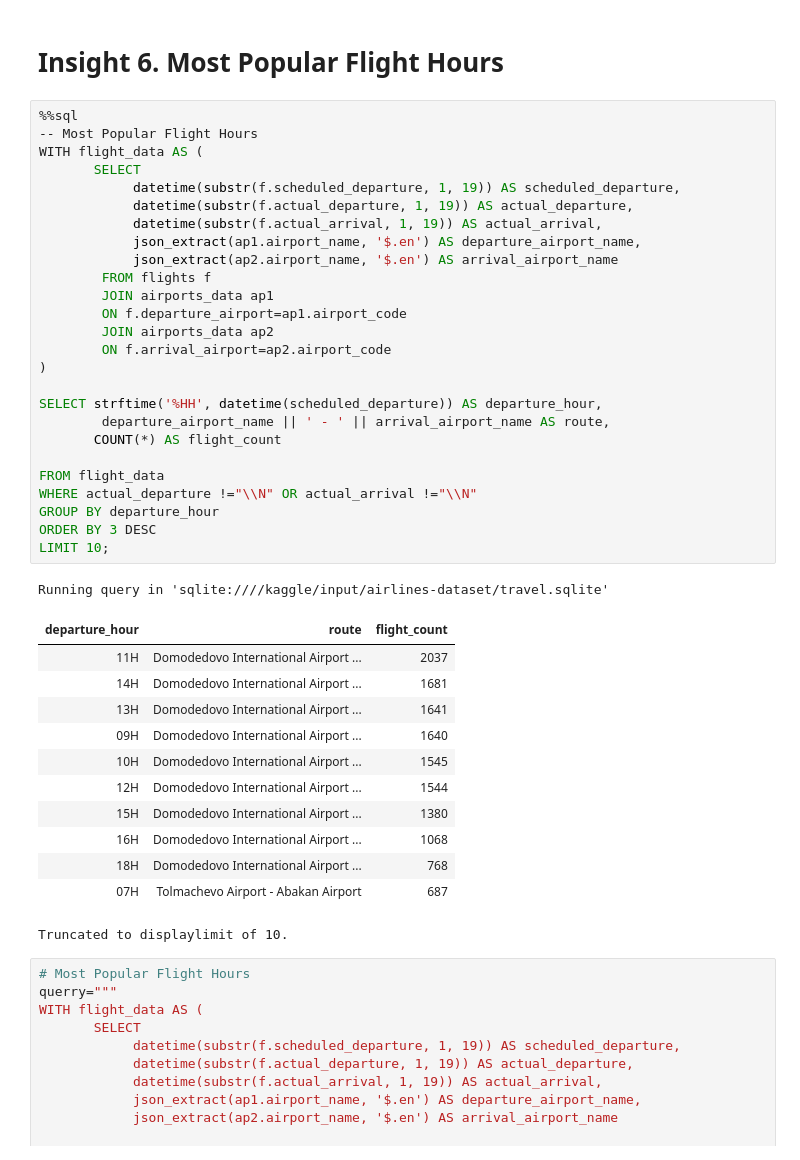
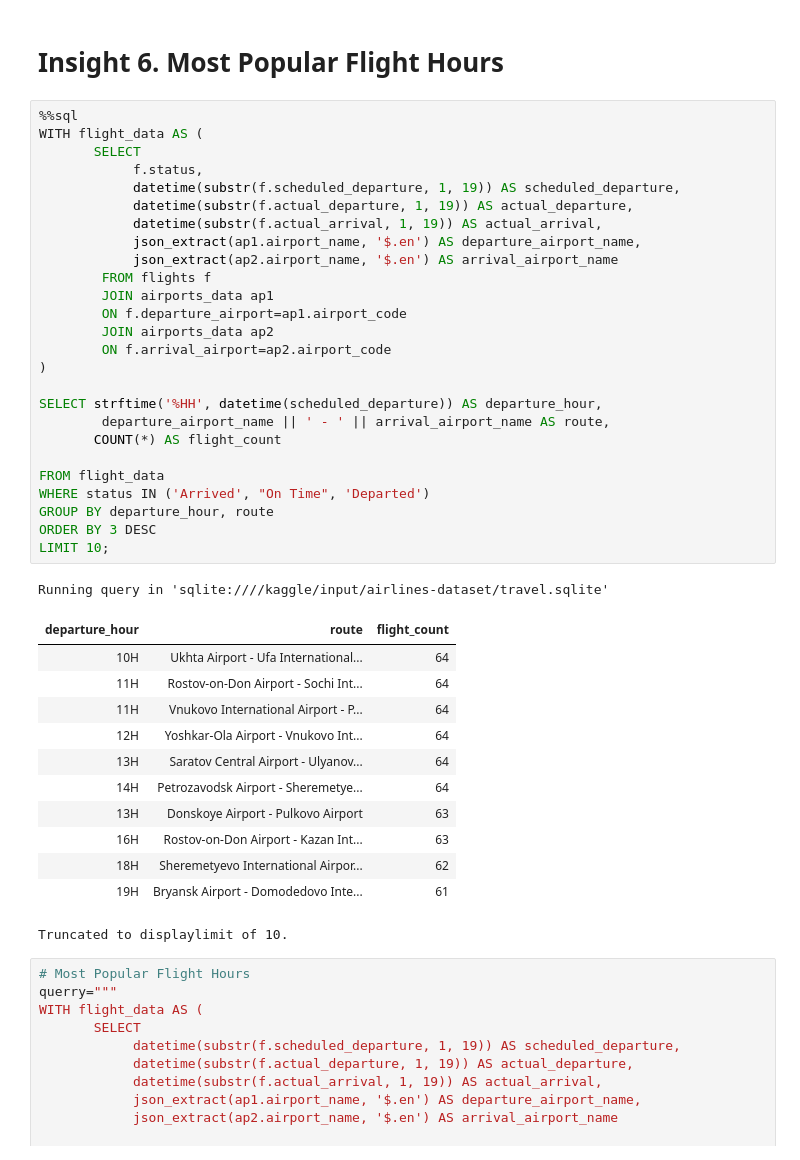
Before and after one commit to Daviedavie100/SQL_Projects, a Jupyter notebook: Airlines_EDA.ipynb, the cells around one changed output. Drawn from its saved outputs; the diff is of its cells as text.

```diff
--- a/Airlines_EDA.ipynb
+++ b/Airlines_EDA.ipynb
@@ -774,43 +772,43 @@ plt.show();
 # Insight 6. Most Popular Flight Hours
 # %%
 %%sql
--- Most Popular Flight Hours
 WITH flight_data AS (
        SELECT
+            f.status,
             datetime(substr(f.scheduled_departure, 1, 19)) AS scheduled_departure,
             datetime(substr(f.actual_departure, 1, 19)) AS actual_departure,
             datetime(substr(f.actual_arrival, 1, 19)) AS actual_arrival,
             json_extract(ap1.airport_name, '$.en') AS departure_airport_name,
             json_extract(ap2.airport_name, '$.en') AS arrival_airport_name
         FROM flights f
         JOIN airports_data ap1
         ON f.departure_airport=ap1.airport_code
         JOIN airports_data ap2
         ON f.arrival_airport=ap2.airport_code
 )
 
 SELECT strftime('%HH', datetime(scheduled_departure)) AS departure_hour,
         departure_airport_name || ' - ' || arrival_airport_name AS route,
        COUNT(*) AS flight_count
 
 FROM flight_data
-WHERE actual_departure !="\\N" OR actual_arrival !="\\N"
-GROUP BY departure_hour
+WHERE status IN ('Arrived', "On Time", 'Departed')
+GROUP BY departure_hour, route
 ORDER BY 3 DESC
 LIMIT 10;
 # %% [output]
 Running query in 'sqlite:////kaggle/input/airlines-dataset/travel.sqlite'
 | departure_hour | route | flight_count |
-| 11H | Domodedovo International Airport ... | 2037 |
-| 14H | Domodedovo International Airport ... | 1681 |
-| 13H | Domodedovo International Airport ... | 1641 |
-| 09H | Domodedovo International Airport ... | 1640 |
-| 10H | Domodedovo International Airport ... | 1545 |
-| 12H | Domodedovo International Airport ... | 1544 |
-| 15H | Domodedovo International Airport ... | 1380 |
-| 16H | Domodedovo International Airport ... | 1068 |
-| 18H | Domodedovo International Airport ... | 768 |
-| 07H | Tolmachevo Airport - Abakan Airport | 687 |
+| 10H | Ukhta Airport - Ufa International... | 64 |
+| 11H | Rostov-on-Don Airport - Sochi Int... | 64 |
+| 11H | Vnukovo International Airport - P... | 64 |
+| 12H | Yoshkar-Ola Airport - Vnukovo Int... | 64 |
+| 13H | Saratov Central Airport - Ulyanov... | 64 |
+| 14H | Petrozavodsk Airport - Sheremetye... | 64 |
+| 13H | Donskoye Airport - Pulkovo Airport | 63 |
+| 16H | Rostov-on-Don Airport - Kazan Int... | 63 |
+| 18H | Sheremetyevo International Airpor... | 62 |
+| 19H | Bryansk Airport - Domodedovo Inte... | 61 |
 Truncated to displaylimit of 10.
 # %%
 # Most Popular Flight Hours
```
Also changed, not shown: parts of 2 cells of this notebook.
